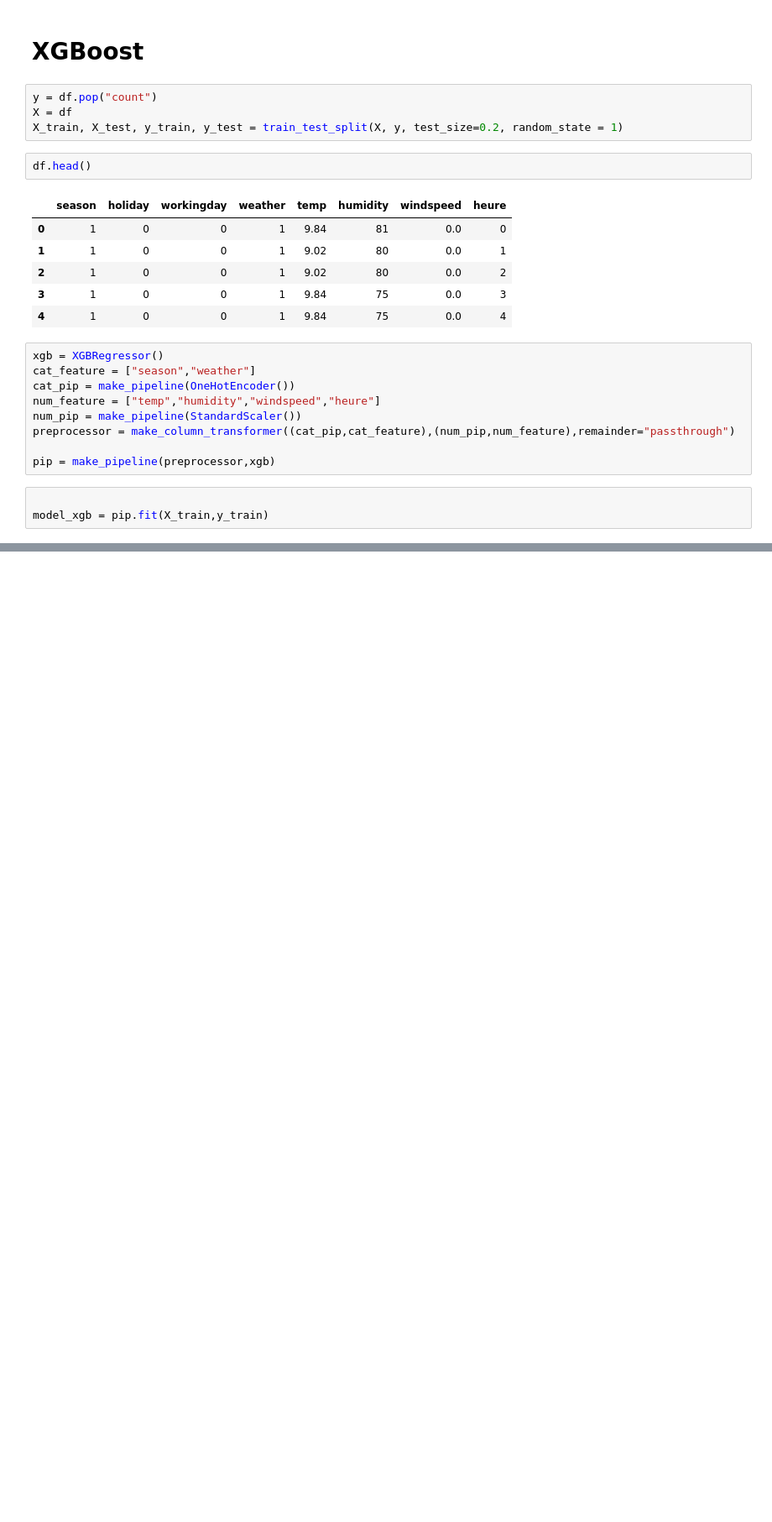
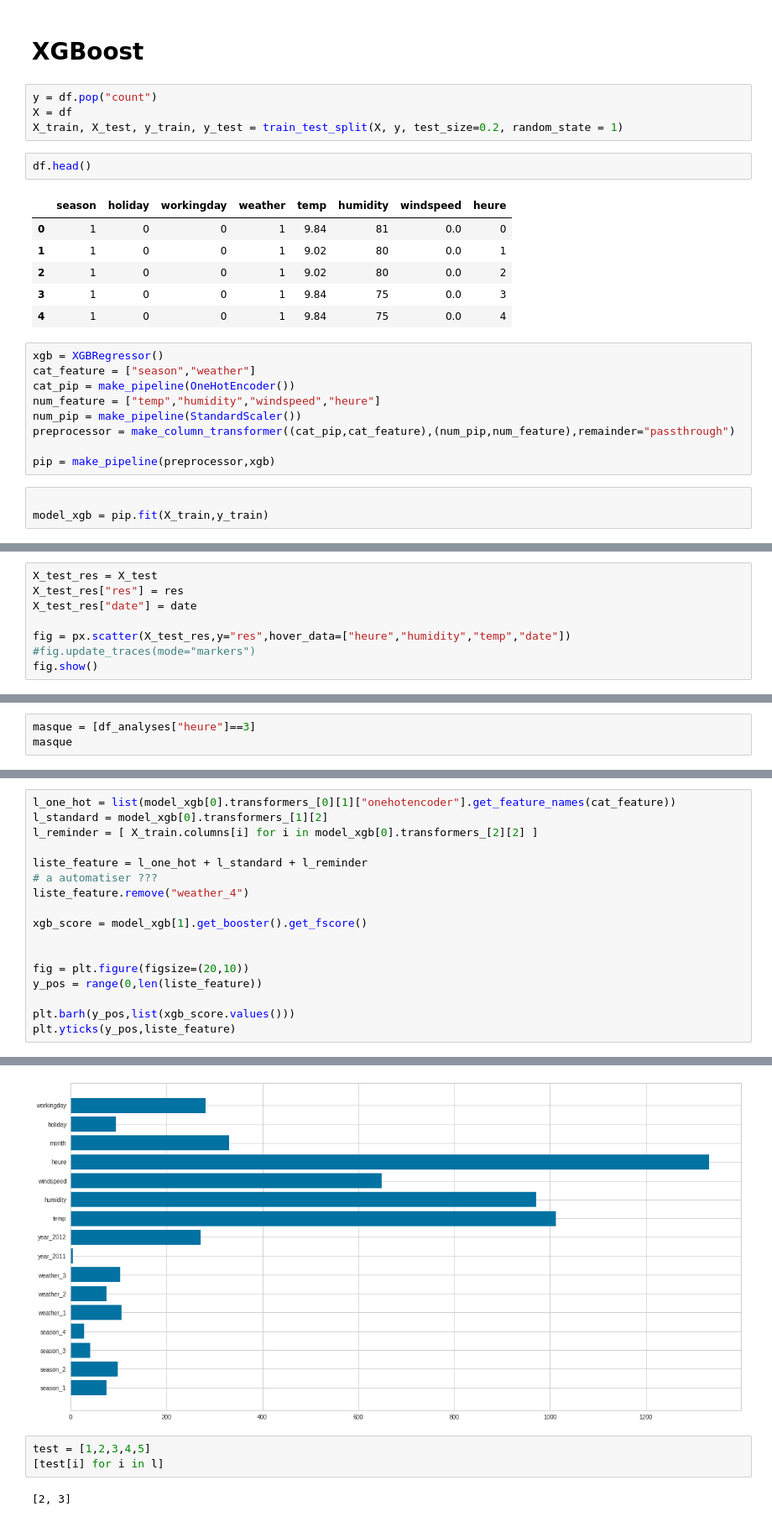
Before and after one commit to RudyBourez/Bike_Sharing, a Jupyter notebook: model_florian.ipynb, the cells around one changed output, grey strips where cells are left out. Shown at 84% size. Cells and saved outputs as stored; diff of their text form; blank space fills up the shorter version.

```diff
--- a/model_florian.ipynb
+++ b/model_florian.ipynb
@@ -110,0 +270,8 @@ plot_importance(model_xgb[1])
+# %%
+X_test_res = X_test
+X_test_res["res"] = res
+X_test_res["date"] = date
+
+fig = px.scatter(X_test_res,y="res",hover_data=["heure","humidity","temp","date"])
+#fig.update_traces(mode="markers")
+fig.show()
@@ -110,0 +282,3 @@ plot_importance(model_xgb[1])
+# %%
+masque = [df_analyses["heure"]==3]
+masque
@@ -110,0 +378,18 @@ plot_importance(model_xgb[1])
+# %%
+l_one_hot = list(model_xgb[0].transformers_[0][1]["onehotencoder"].get_feature_names(cat_feature))
+l_standard = model_xgb[0].transformers_[1][2]
+l_reminder = [ X_train.columns[i] for i in model_xgb[0].transformers_[2][2] ]
+
+liste_feature = l_one_hot + l_standard + l_reminder
+# a automatiser ???
+liste_feature.remove("weather_4")
+
+xgb_score = model_xgb[1].get_booster().get_fscore()
+
+
+fig = plt.figure(figsize=(20,10))
+y_pos = range(0,len(liste_feature))
+
+plt.barh(y_pos,list(xgb_score.values()))
+plt.yticks(y_pos,liste_feature)
+# %% [output]
@@ -110,0 +413,6 @@ plot_importance(model_xgb[1])
+[figure, added]
+# %%
+test = [1,2,3,4,5]
+[test[i] for i in l]
+# %% [output]
+[2, 3]
```
Also changed, not shown: parts of 29 cells of this notebook, 3 other files.
